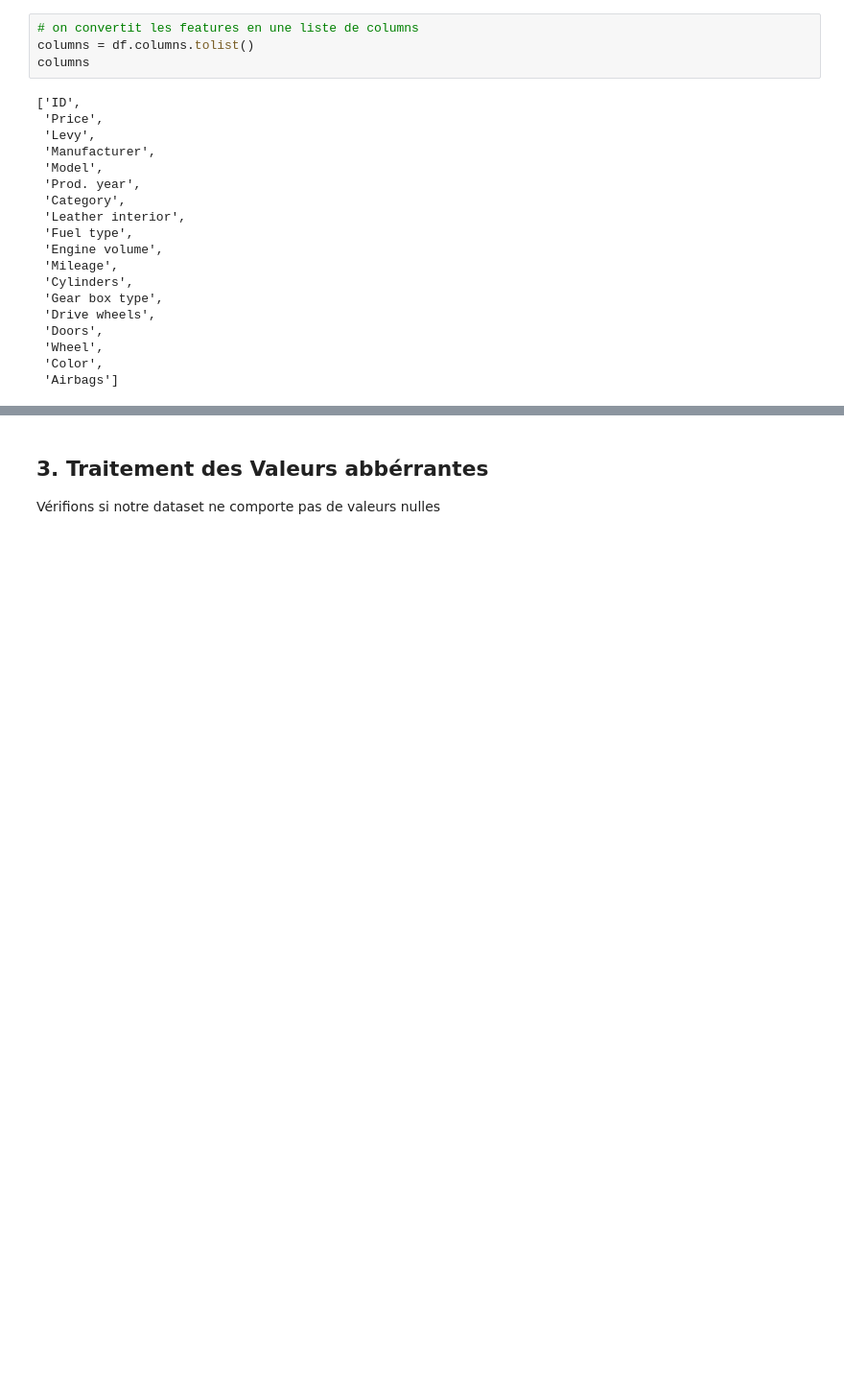
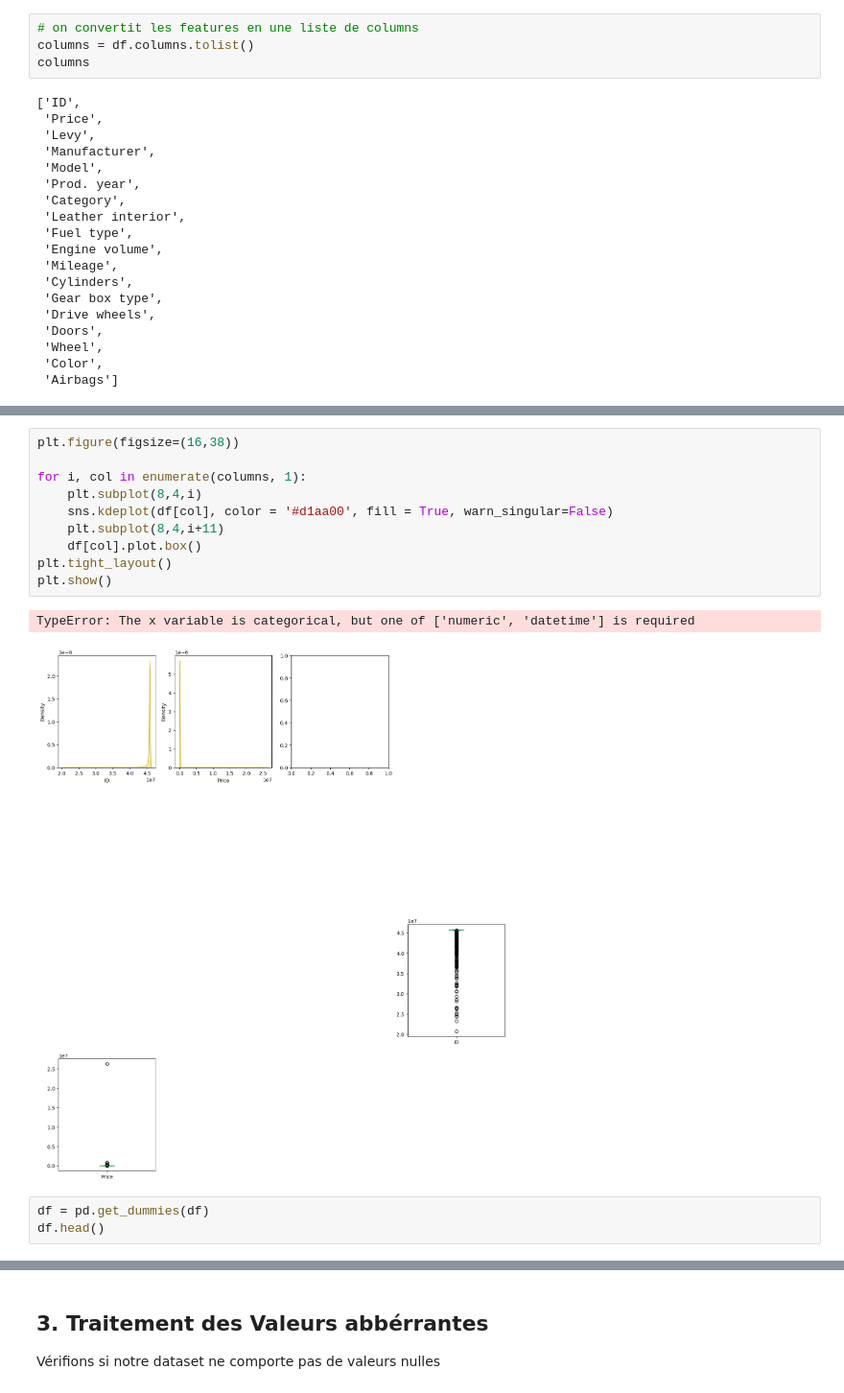
Before and after one commit to FoubaDev/Car_Price_Prediction, a Jupyter notebook: Car_Price_Prediction.ipynb, the cells around one changed output, grey strips where cells are left out. Shown: that part at 96% size. Drawn from its saved outputs; the diff is of its cells as text; blank space fills up the shorter version.

```diff
--- a/Car_Price_Prediction.ipynb
+++ b/Car_Price_Prediction.ipynb
@@ -94,0 +103,16 @@ columns
+# %%
+plt.figure(figsize=(16,38))
+
+for i, col in enumerate(columns, 1):
+    plt.subplot(8,4,i)
+    sns.kdeplot(df[col], color = '#d1aa00', fill = True, warn_singular=False)
+    plt.subplot(8,4,i+11)
+    df[col].plot.box()
+plt.tight_layout()
+plt.show()
+# %% [output]
+TypeError: The x variable is categorical, but one of ['numeric', 'datetime'] is required
+[figure, added]
+# %%
+df = pd.get_dummies(df)
+df.head()
```
Also changed, not shown: parts of 67 cells of this notebook, 14 other files.
